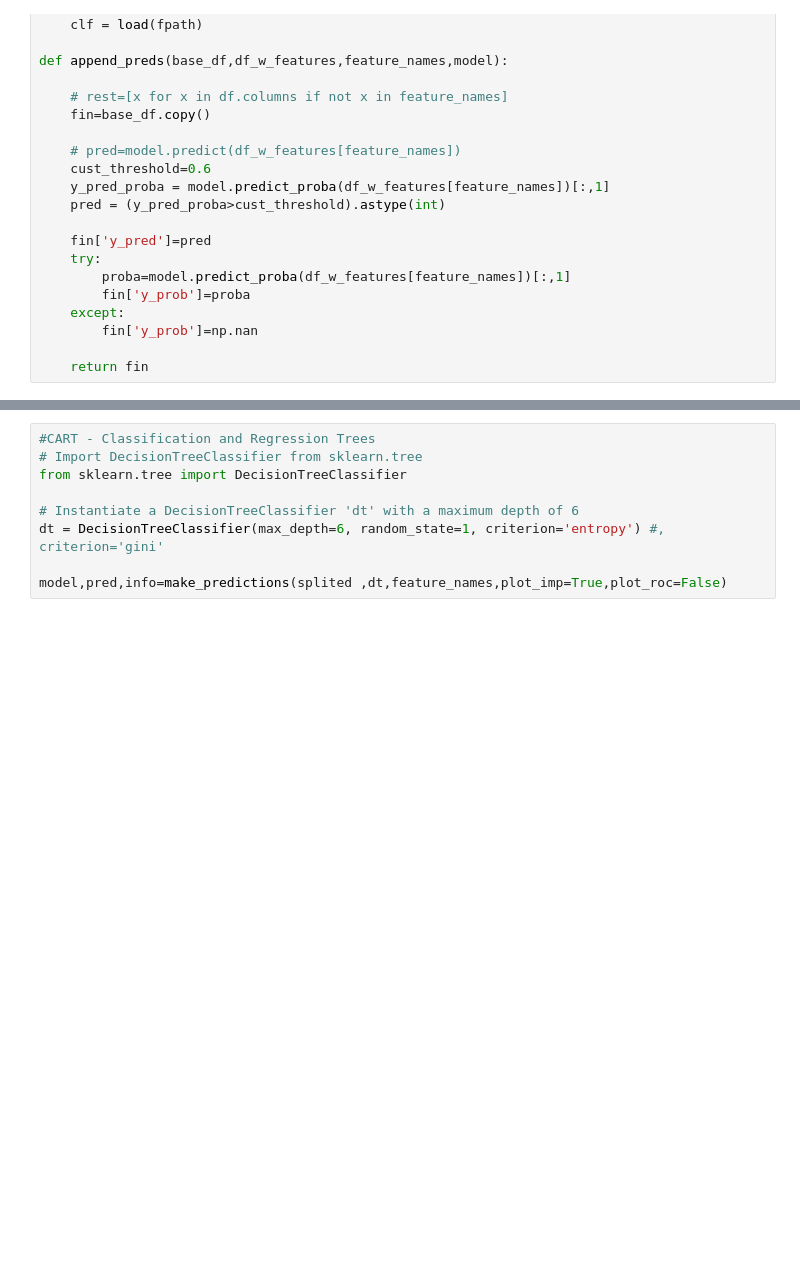
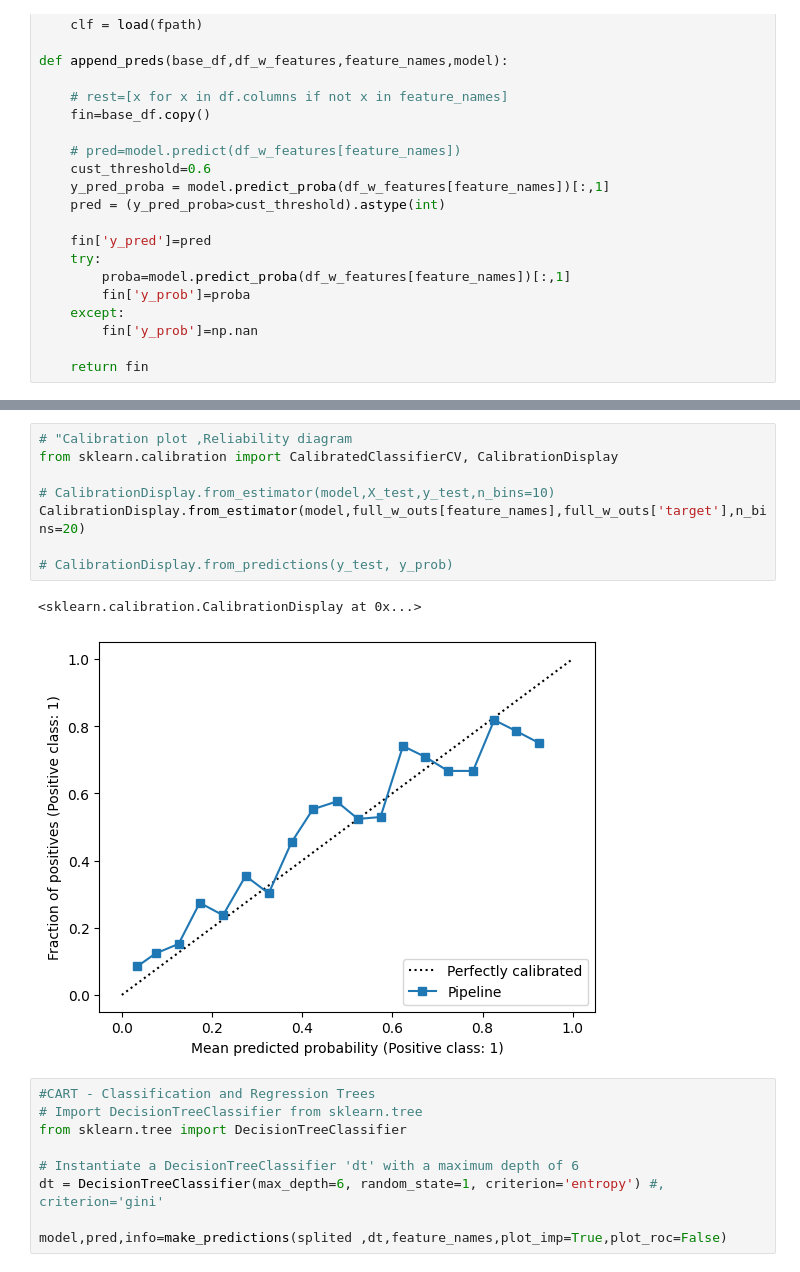
Before and after one commit to krawczyk071/predictor, a Jupyter notebook: scikit/pred_main_pred.ipynb, the cells around one changed output, grey strips where cells are left out. Drawn from its saved outputs; the diff is of its cells as text; blank space fills up the shorter version.

```diff
--- a/scikit/pred_main_pred.ipynb
+++ b/scikit/pred_main_pred.ipynb
@@ -371,3 +385,14 @@ AUCscore: 0.7755965229566537
+# %%
+# "Calibration plot ,Reliability diagram
+from sklearn.calibration import CalibratedClassifierCV, CalibrationDisplay
+
+# CalibrationDisplay.from_estimator(model,X_test,y_test,n_bins=10)
+CalibrationDisplay.from_estimator(model,full_w_outs[feature_names],full_w_outs['target'],n_bins=20)
+
+# CalibrationDisplay.from_predictions(y_test, y_prob)
+# %% [output]
+<sklearn.calibration.CalibrationDisplay at 0x...>
+[figure, added]
 # %%
 #CART - Classification and Regression Trees
 # Import DecisionTreeClassifier from sklearn.tree
```
Also changed, not shown: parts of 5 cells of this notebook, 8 other files.
